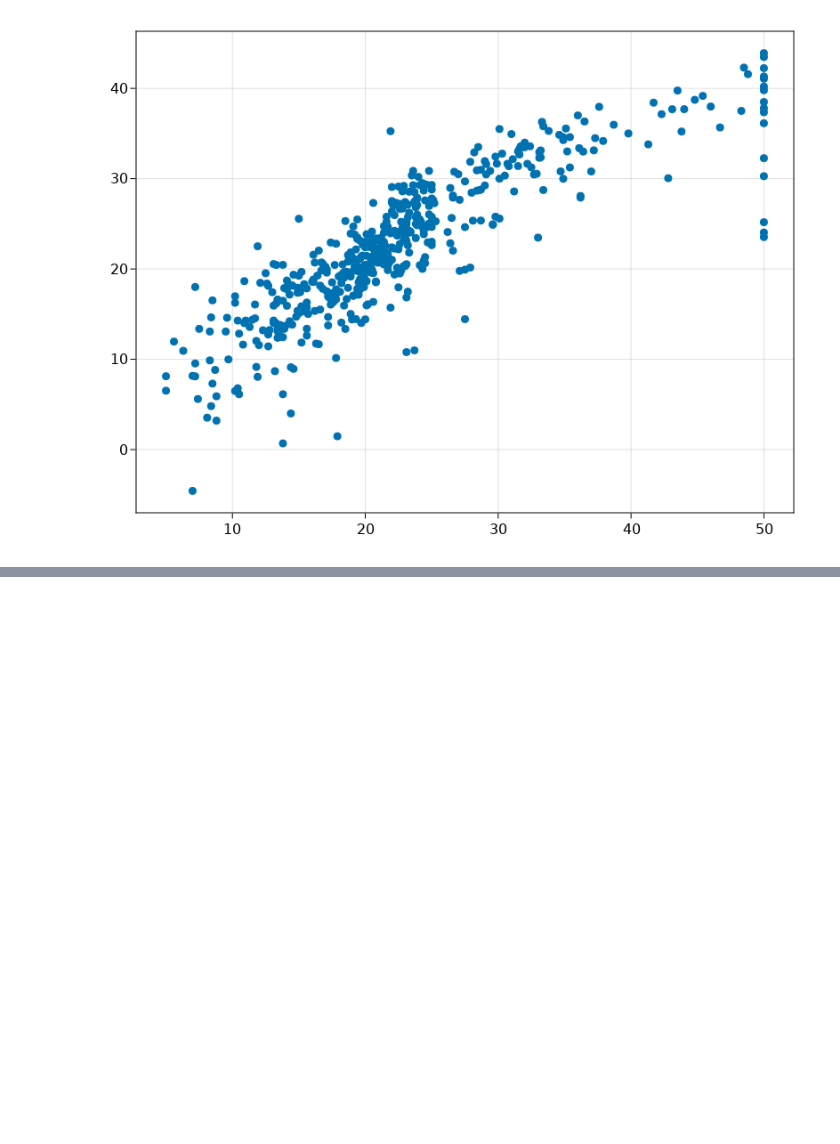
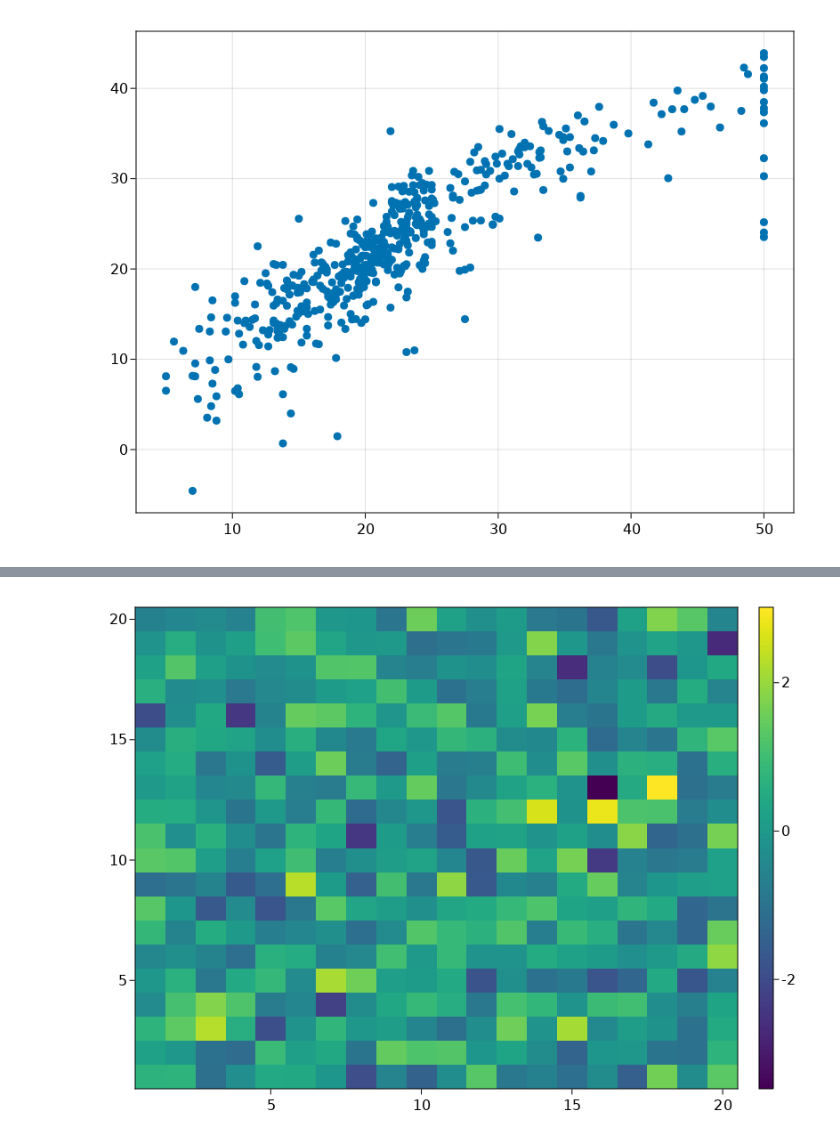
Before and after one commit to julionovoa/jl-sandbox, a Jupyter notebook: code/_CairoMakie.ipynb, the cells around one changed output, grey strips where cells are left out. Cells and saved outputs as stored; diff of their text form; code cells hidden in the pictures; blank space fills up the shorter version.

```diff
--- a/code/_CairoMakie.ipynb
+++ b/code/_CairoMakie.ipynb
@@ -50,0 +54,7 @@ scatter(y, yhat)
+# %%
+# heatmap
+fig, ax, hm = heatmap(randn(20, 20))
+Colorbar(fig[1, 2], hm)
+fig
+# %% [output]
+[figure, added]
```
Also changed, not shown: parts of 4 cells of this notebook.
